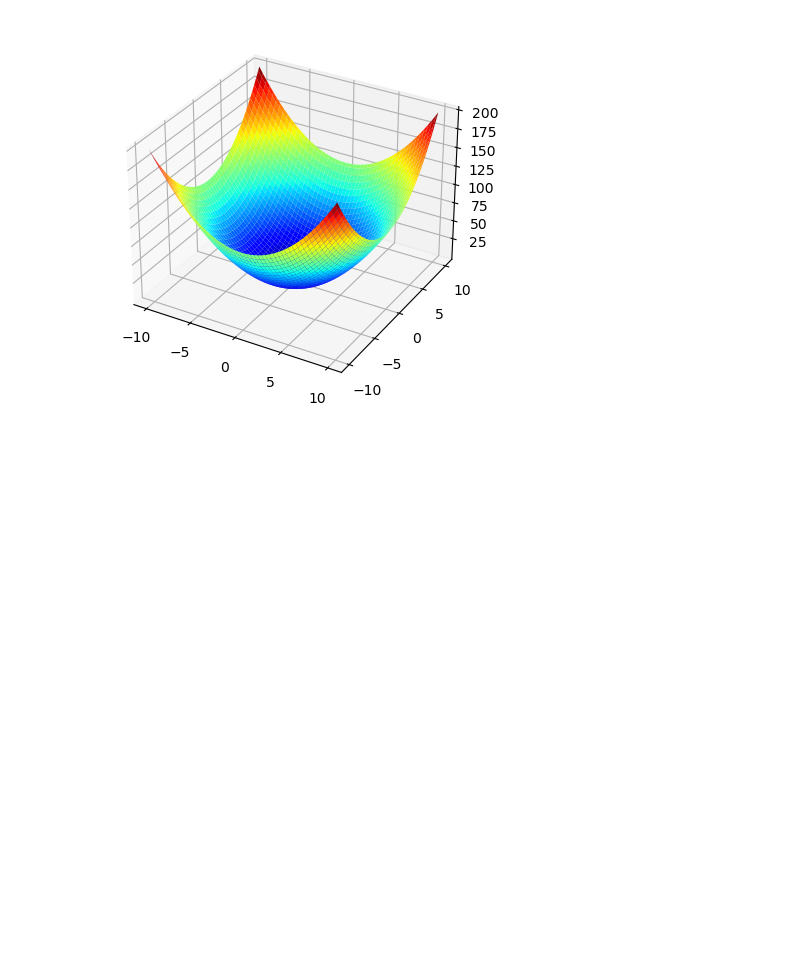
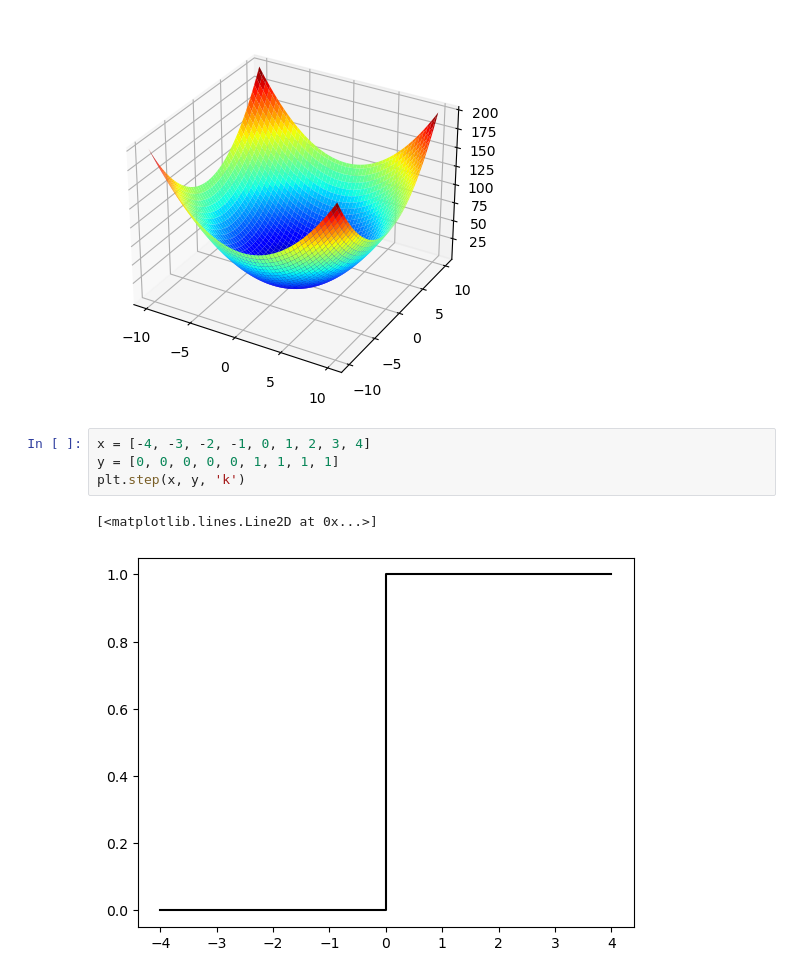
Before and after one commit to Perrigatoni/Feature-Visualization, a Jupyter notebook: Visualization/act_func_plots.ipynb, the cells around one changed output. Drawn from its saved outputs; the diff is of its cells as text; blank space fills up the shorter version.

```diff
--- a/Visualization/act_func_plots.ipynb
+++ b/Visualization/act_func_plots.ipynb
@@ -52,3 +52,10 @@ ax.plot_surface(x,y,z, cmap=cm.jet)
 plt.savefig('3D inverse bell', dpi=600)
 # %% [output]
 [figure]
+# %%
+x = [-4, -3, -2, -1, 0, 1, 2, 3, 4]
+y = [0, 0, 0, 0, 0, 1, 1, 1, 1]
+plt.step(x, y, 'k')
+# %% [output]
+[<matplotlib.lines.Line2D at 0x...>]
+[figure, added]
```
Also changed, not shown: 6 other files.
